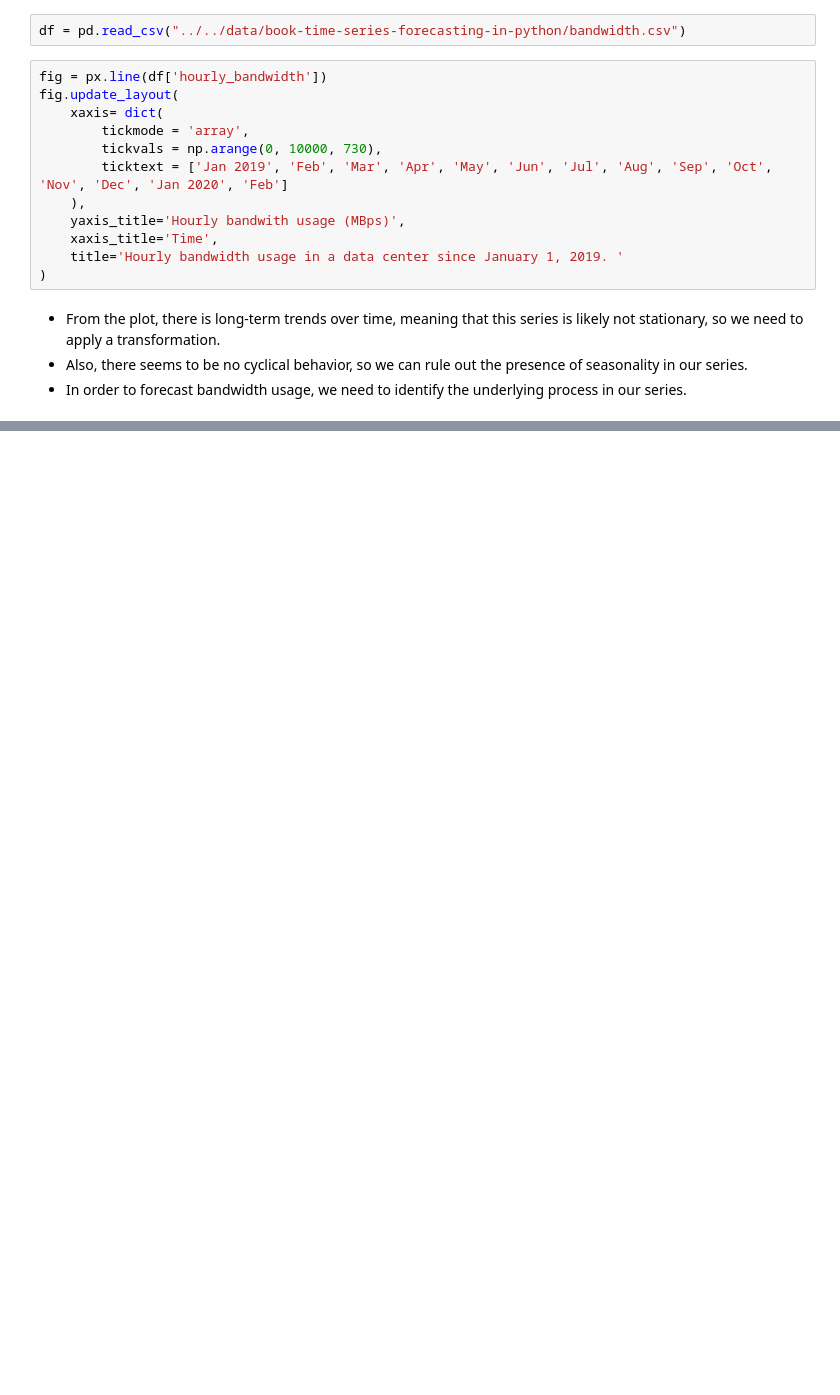
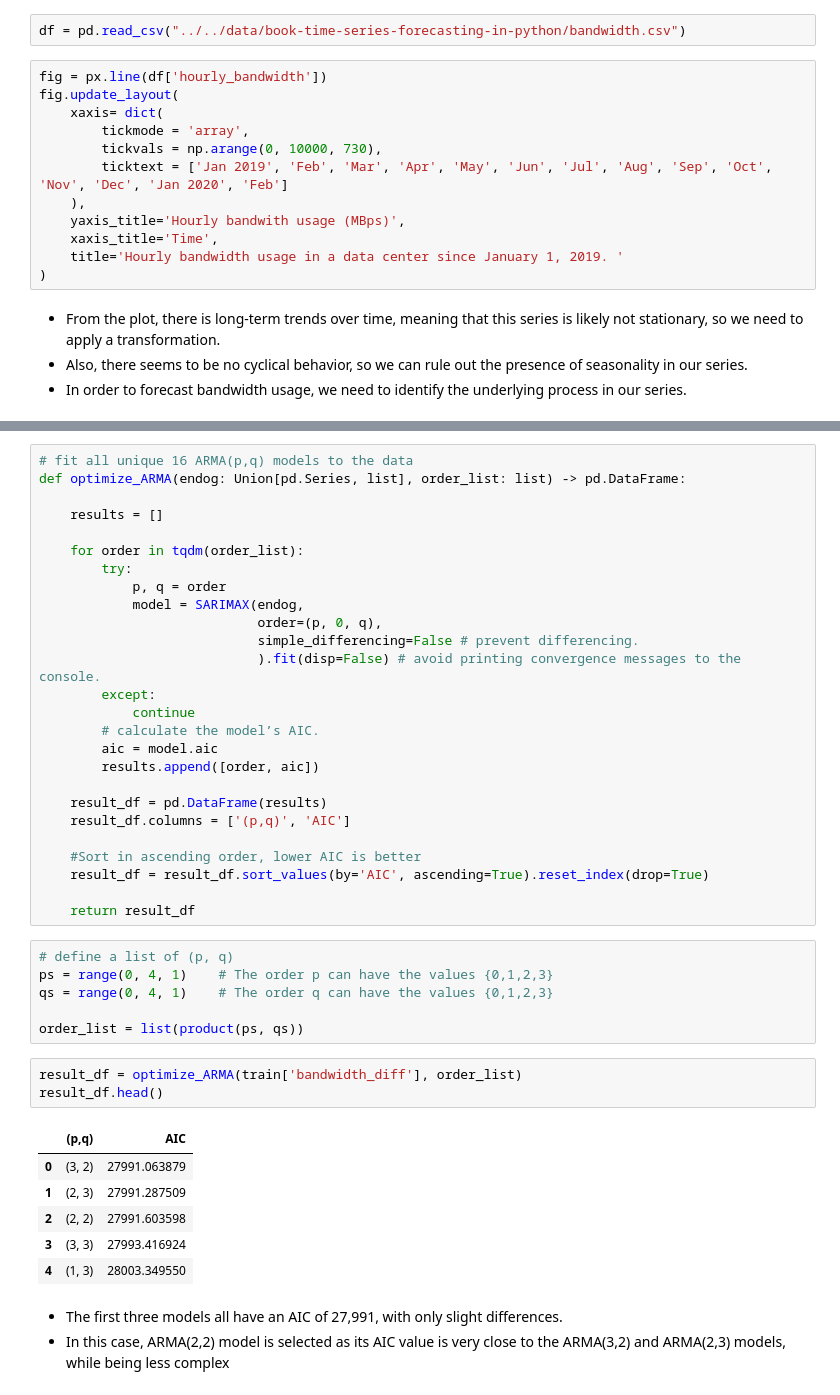
Before and after one commit to CodexploreRepo/time-series, a Jupyter notebook: notebook/statistical_models/arma_tldr.ipynb, the cells around one changed output, grey strips where cells are left out. Cells and saved outputs as stored; diff of their text form; blank space fills up the shorter version.

```diff
--- a/notebook/statistical_models/arma_tldr.ipynb
+++ b/notebook/statistical_models/arma_tldr.ipynb
@@ -41,0 +118,45 @@ fig.update_layout(
+# %%
+# fit all unique 16 ARMA(p,q) models to the data
+def optimize_ARMA(endog: Union[pd.Series, list], order_list: list) -> pd.DataFrame:
+
+    results = []
+
+    for order in tqdm(order_list):
+        try:
+            p, q = order
+            model = SARIMAX(endog,
+                            order=(p, 0, q),
+                            simple_differencing=False # prevent differencing.
+                            ).fit(disp=False) # avoid printing convergence messages to the console.
+        except:
+            continue
+        # calculate the model’s AIC.
+        aic = model.aic
+        results.append([order, aic])
+
+    result_df = pd.DataFrame(results)
+    result_df.columns = ['(p,q)', 'AIC']
+
+    #Sort in ascending order, lower AIC is better
+    result_df = result_df.sort_values(by='AIC', ascending=True).reset_index(drop=True)
+
+    return result_df
+# %%
+# define a list of (p, q)
+ps = range(0, 4, 1)    # The order p can have the values {0,1,2,3}
+qs = range(0, 4, 1)    # The order q can have the values {0,1,2,3}
+
+order_list = list(product(ps, qs))
+# %%
+result_df = optimize_ARMA(train['bandwidth_diff'], order_list)
+result_df.head()
+# %% [output]
+|  | (p,q) | AIC |
+| 0 | (3, 2) | 27991.063879 |
+| 1 | (2, 3) | 27991.287509 |
+| 2 | (2, 2) | 27991.603598 |
+| 3 | (3, 3) | 27993.416924 |
+| 4 | (1, 3) | 28003.349550 |
+# %% [markdown]
+- The first three models all have an AIC of 27,991, with only slight differences.
+- In this case, ARMA(2,2) model is selected as its AIC value is very close to the ARMA(3,2) and ARMA(2,3) models, while being less complex
```
Also changed, not shown: parts of 33 cells of this notebook, 2 other files.
